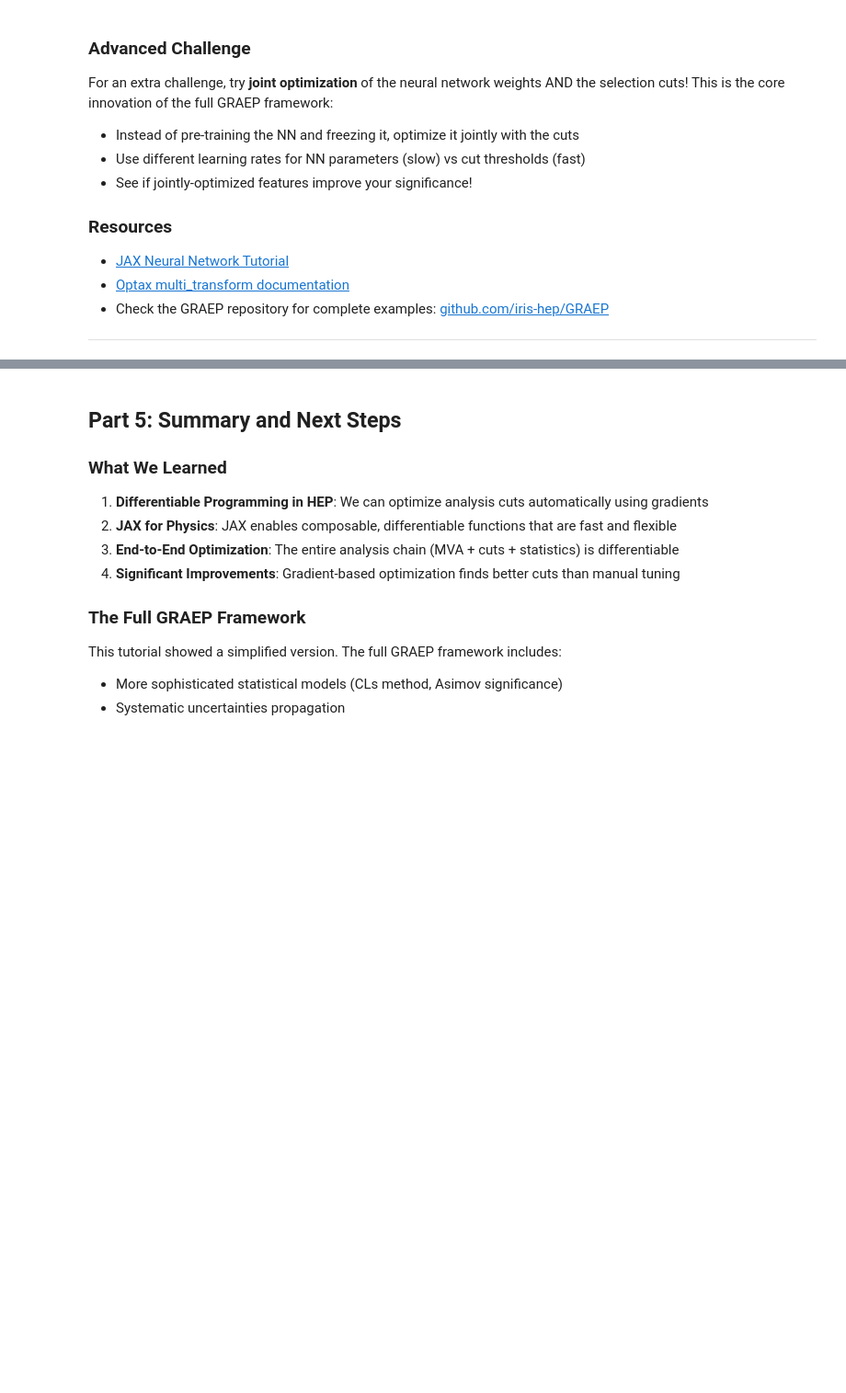
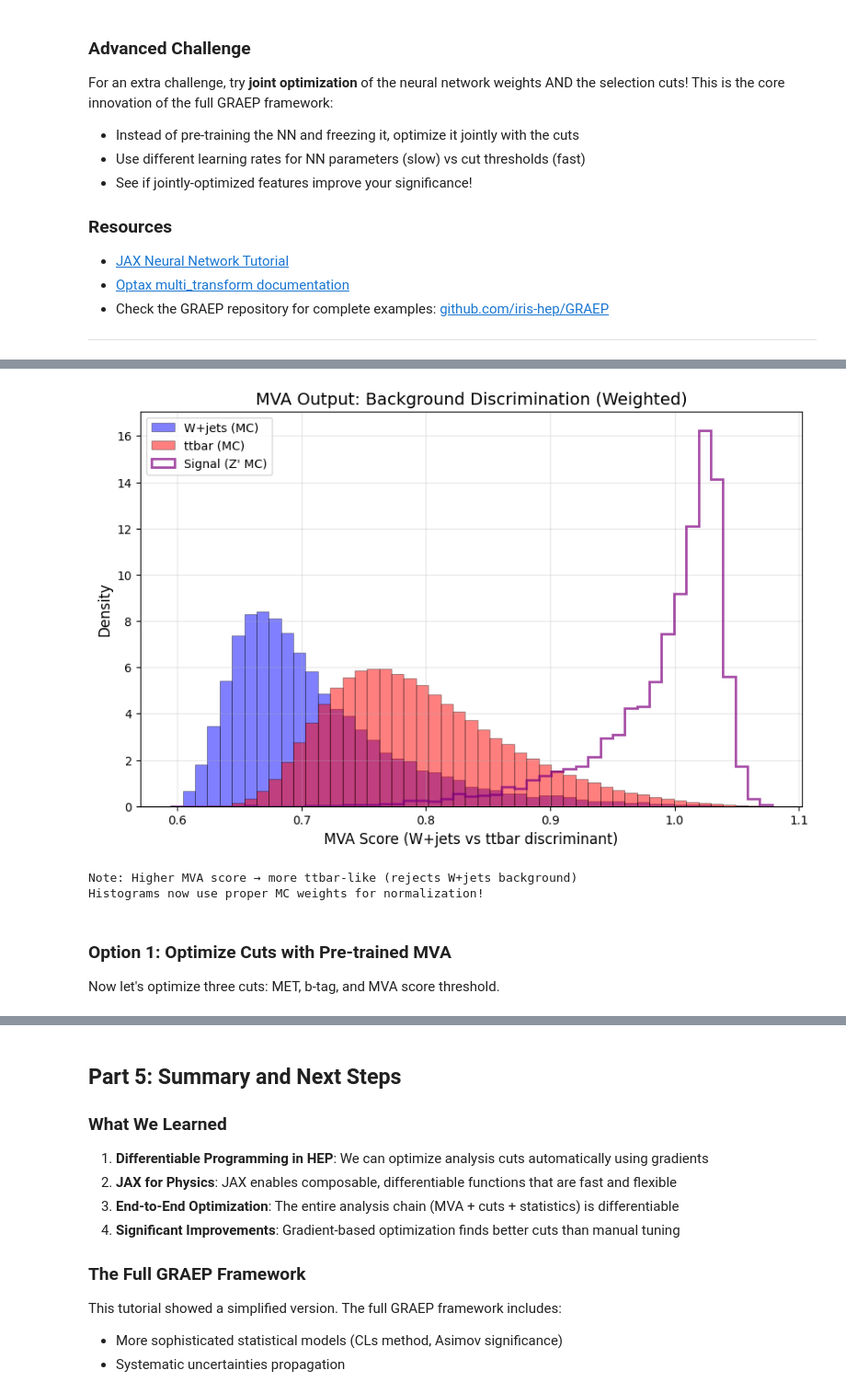
Before and after one commit to ligerlac/z-prime-ttbar-gradients, a Jupyter notebook: GRAEP_Tutorial.ipynb, the cells around one changed output, grey strips where cells are left out. Shown: that part at 92% size. Saved outputs shown, nothing was run; the diff lists cells and outputs as text; code cells hidden in the pictures; blank space fills up the shorter version.

```diff
--- a/GRAEP_Tutorial.ipynb
+++ b/GRAEP_Tutorial.ipynb
@@ -345,7 +345,7 @@ print("Optimizing cuts using Adam optimizer with per-parameter learning rates...
 # GRAEP-style: Different learning rates for different parameters!
 # Intuition: Some parameters may need faster/slower updates
 per_param_lrs = {
-    'met_cut': 5.0,      # MET cut: fast exploration (large range: 0-500 GeV)
+    'met_cut': 0.5,      # MET cut: fast exploration (large range: 0-500 GeV)
     'btag_cut': 0.01,    # b-tag: slower (small range: 0-1)
 }
 
@@ -621,0 +794,47 @@ This is the core innovation of the full GRAEP framework:
+# %%
+# Visualize MVA scores
+# Apply the model to all data
+def get_mva_scores(data_dict, feature_names, scales):
+    """Compute MVA scores for a dataset."""
+    X = np.column_stack([data_dict[f] for f in feature_names]).astype(np.float32)
+    for i, feat in enumerate(feature_names):
+        X[:, i] /= scales[feat]
+    return forward(mva_params, jnp.array(X))
+
+wjets_scores = get_mva_scores(wjets_data, mva_features, feature_scales)
+ttbar_scores = get_mva_scores(ttbar_data, mva_features, feature_scales)
+signal_scores = get_mva_scores(signal_data, mva_features, feature_scales)
+
+# Plot MVA score distributions WITH PROPER WEIGHTS
+plt.figure(figsize=(10, 6))
+# from min to max score
+min_ = min(wjets_scores.min(), ttbar_scores.min(), signal_scores.min())
+max_ = max(wjets_scores.max(), ttbar_scores.max(), signal_scores.max())
+bins = np.linspace(min_, max_, 50)
+
+# Use normalized weights (density=True for proper normalization)
+plt.hist(wjets_scores, bins=bins, weights=wjets_weights_norm, alpha=0.5,
+         label=f'W+jets (MC)', color='blue', edgecolor='black', linewidth=0.5, density=True)
+plt.hist(ttbar_scores, bins=bins, weights=ttbar_weights_norm, alpha=0.5,
+         label=f'ttbar (MC)', color='red', edgecolor='black', linewidth=0.5, density=True)
+plt.hist(signal_scores, bins=bins, weights=signal_weights_norm, alpha=0.7,
+         label=f'Signal (Z\' MC)', color='purple', histtype='step', linewidth=2, density=True)
+
+plt.xlabel('MVA Score (W+jets vs ttbar discriminant)', fontsize=12)
+plt.ylabel('Density', fontsize=12)
+plt.title('MVA Output: Background Discrimination (Weighted)', fontsize=14)
+plt.legend()
+plt.grid(alpha=0.3)
+plt.savefig('mva_scores.png', dpi=100, bbox_inches='tight')
+plt.show()
+
+print("Note: Higher MVA score → more ttbar-like (rejects W+jets background)")
+print("Histograms now use proper MC weights for normalization!")
+# %% [output]
+[figure, added]
+Note: Higher MVA score → more ttbar-like (rejects W+jets background)
+Histograms now use proper MC weights for normalization!
+# %% [markdown]
+### Option 1: Optimize Cuts with Pre-trained MVA
+
+Now let's optimize three cuts: MET, b-tag, and MVA score threshold.
```
Also changed, not shown: parts of 10 cells of this notebook.
